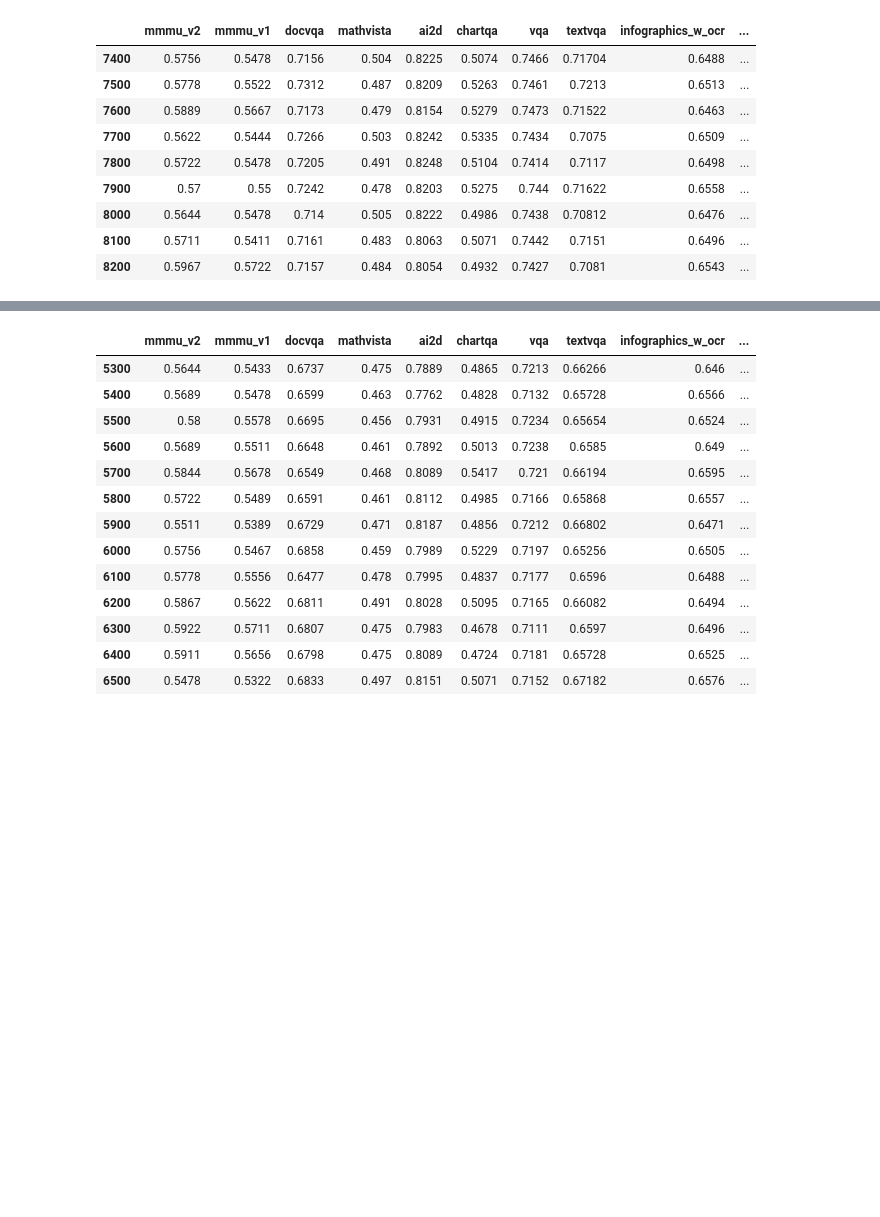
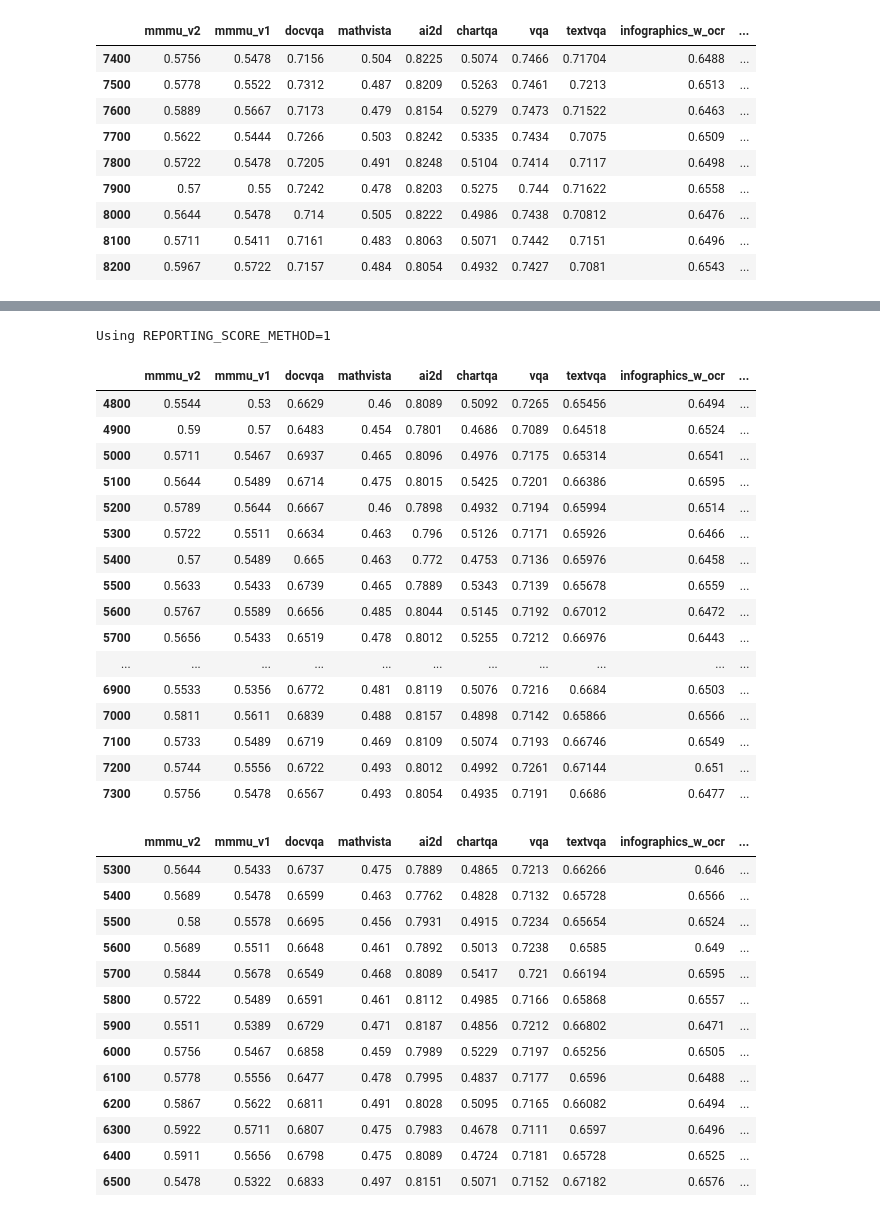
Before and after one commit to harrytranx/experiments, a Jupyter notebook: eval_mm10.ipynb, the cells around one changed output, grey strips where cells are left out. Saved outputs shown, nothing was run; the diff lists cells and outputs as text; code cells hidden in the pictures; blank space fills up the shorter version.

```diff
--- a/eval_mm10.ipynb
+++ b/eval_mm10.ipynb
@@ -234,3 +284,24 @@ ev_s2_unfreeze.get_scores(OUTPUT_S2_30d, min_checkpoint=6000)
+# %%
+ev_s2_unfreeze.get_scores(OUTPUT_S2_30d, min_checkpoint=4800)
+# %% [output]
+Using REPORTING_SCORE_METHOD=1
+|  | mmmu_v2 | mmmu_v1 | docvqa | mathvista | ai2d | chartqa | vqa | textvqa | infographics_w_ocr | ... |
+| 4800 | 0.5544 | 0.53 | 0.6629 | 0.46 | 0.8089 | 0.5092 | 0.7265 | 0.65456 | 0.6494 | ... |
+| 4900 | 0.59 | 0.57 | 0.6483 | 0.454 | 0.7801 | 0.4686 | 0.7089 | 0.64518 | 0.6524 | ... |
+| 5000 | 0.5711 | 0.5467 | 0.6937 | 0.465 | 0.8096 | 0.4976 | 0.7175 | 0.65314 | 0.6541 | ... |
+| 5100 | 0.5644 | 0.5489 | 0.6714 | 0.475 | 0.8015 | 0.5425 | 0.7201 | 0.66386 | 0.6595 | ... |
+| 5200 | 0.5789 | 0.5644 | 0.6667 | 0.46 | 0.7898 | 0.4932 | 0.7194 | 0.65994 | 0.6514 | ... |
+| 5300 | 0.5722 | 0.5511 | 0.6634 | 0.463 | 0.796 | 0.5126 | 0.7171 | 0.65926 | 0.6466 | ... |
+| 5400 | 0.57 | 0.5489 | 0.665 | 0.463 | 0.772 | 0.4753 | 0.7136 | 0.65976 | 0.6458 | ... |
+| 5500 | 0.5633 | 0.5433 | 0.6739 | 0.465 | 0.7889 | 0.5343 | 0.7139 | 0.65678 | 0.6559 | ... |
+| 5600 | 0.5767 | 0.5589 | 0.6656 | 0.485 | 0.8044 | 0.5145 | 0.7192 | 0.67012 | 0.6472 | ... |
+| 5700 | 0.5656 | 0.5433 | 0.6519 | 0.478 | 0.8012 | 0.5255 | 0.7212 | 0.66976 | 0.6443 | ... |
+| ... | ... | ... | ... | ... | ... | ... | ... | ... | ... | ... |
+| 6900 | 0.5533 | 0.5356 | 0.6772 | 0.481 | 0.8119 | 0.5076 | 0.7216 | 0.6684 | 0.6503 | ... |
+| 7000 | 0.5811 | 0.5611 | 0.6839 | 0.488 | 0.8157 | 0.4898 | 0.7142 | 0.65866 | 0.6566 | ... |
+| 7100 | 0.5733 | 0.5489 | 0.6719 | 0.469 | 0.8109 | 0.5074 | 0.7193 | 0.66746 | 0.6549 | ... |
+| 7200 | 0.5744 | 0.5556 | 0.6722 | 0.493 | 0.8012 | 0.4992 | 0.7261 | 0.67144 | 0.651 | ... |
+| 7300 | 0.5756 | 0.5478 | 0.6567 | 0.493 | 0.8054 | 0.4935 | 0.7191 | 0.6686 | 0.6477 | ... |
 # %%
 ev_s2_unfreeze.get_scores("/fsx_0/checkpoints/mm10/MM10-Stage2-70B/MH21_70B_336px_exp30d_m2c2_036_unfreeze_lr1")
 # %% [output]
```
Also changed, not shown: parts of 8 cells of this notebook, 4 other files.
